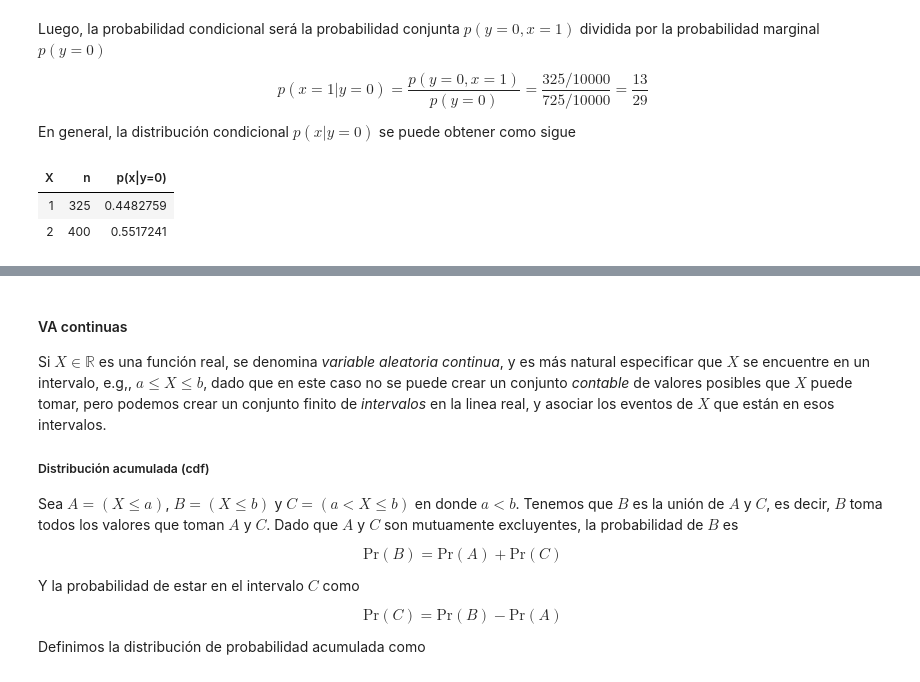
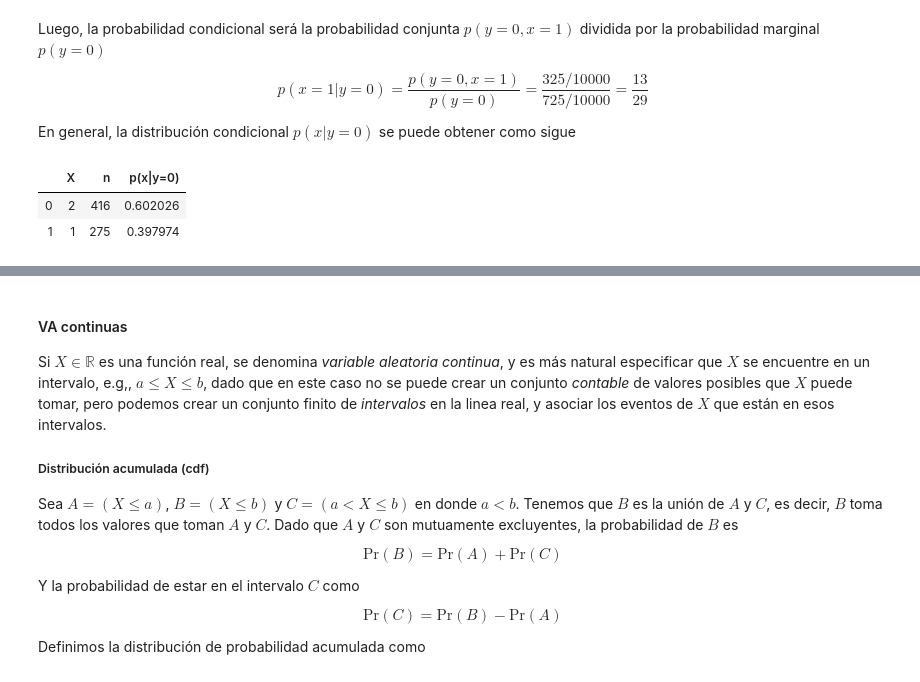
Before and after one commit to jealcalat/AEM-ITESO, a Jupyter notebook: tema_2/2.1_funciones_distribucion_densidad.ipynb, the cells around one changed output, grey strips where cells are left out. Drawn from its saved outputs; the diff is of its cells as text; code cells hidden in the pictures.

```diff
--- a/tema_2/2.1_funciones_distribucion_densidad.ipynb
+++ b/tema_2/2.1_funciones_distribucion_densidad.ipynb
@@ -311,23 +311,23 @@ $$
 $$
 
 En general, la distribución condicional $p(x | y=0)$ se puede obtener como sigue
-# %%
-sampled_data |>
-  # filtrar la fila
-  filter(Y == 0) |>
-  # contar los casos de X condicionales a y=0; crea columna n
-  count(X) |>
-  # obtener la funcion de masa
-  mutate('p(x|y=0)' = n/sum(n)) |>
-  kbl(escape = FALSE, booktabs = TRUE) |>
-  kable_classic_2(full_width = F) |>
-  kable_styling() |>
-  as.character() |>
-  display_html()
-# %% [output]
-| X | n | p(x|y=0) |
-| 1 | 325 | 0.4482759 |
-| 2 | 400 | 0.5517241 |
+# %%
+# Filter rows where Y == 0
+filtered_data = sampled_data[sampled_data['Y'] == 0]
+
+# Count occurrences of each X value
+count_data = filtered_data['X'].value_counts().reset_index()
+count_data.columns = ['X', 'n']
+
+# Calculate the conditional probability p(x|y=0)
+count_data['p(x|y=0)'] = count_data['n'] / count_data['n'].sum()
+
+# Display the table (you can further style this table if you'd like)
+display(HTML(tabulate(count_data, headers='keys', tablefmt='html')))
+# %% [output]
+|  | X | n | p(x|y=0) |
+| 0 | 2 | 416 | 0.602026 |
+| 1 | 1 | 275 | 0.397974 |
 # %% [markdown]
 Para el ejercicio 4.
 
```
Also changed, not shown: parts of 9 cells of this notebook, 4 other files.
